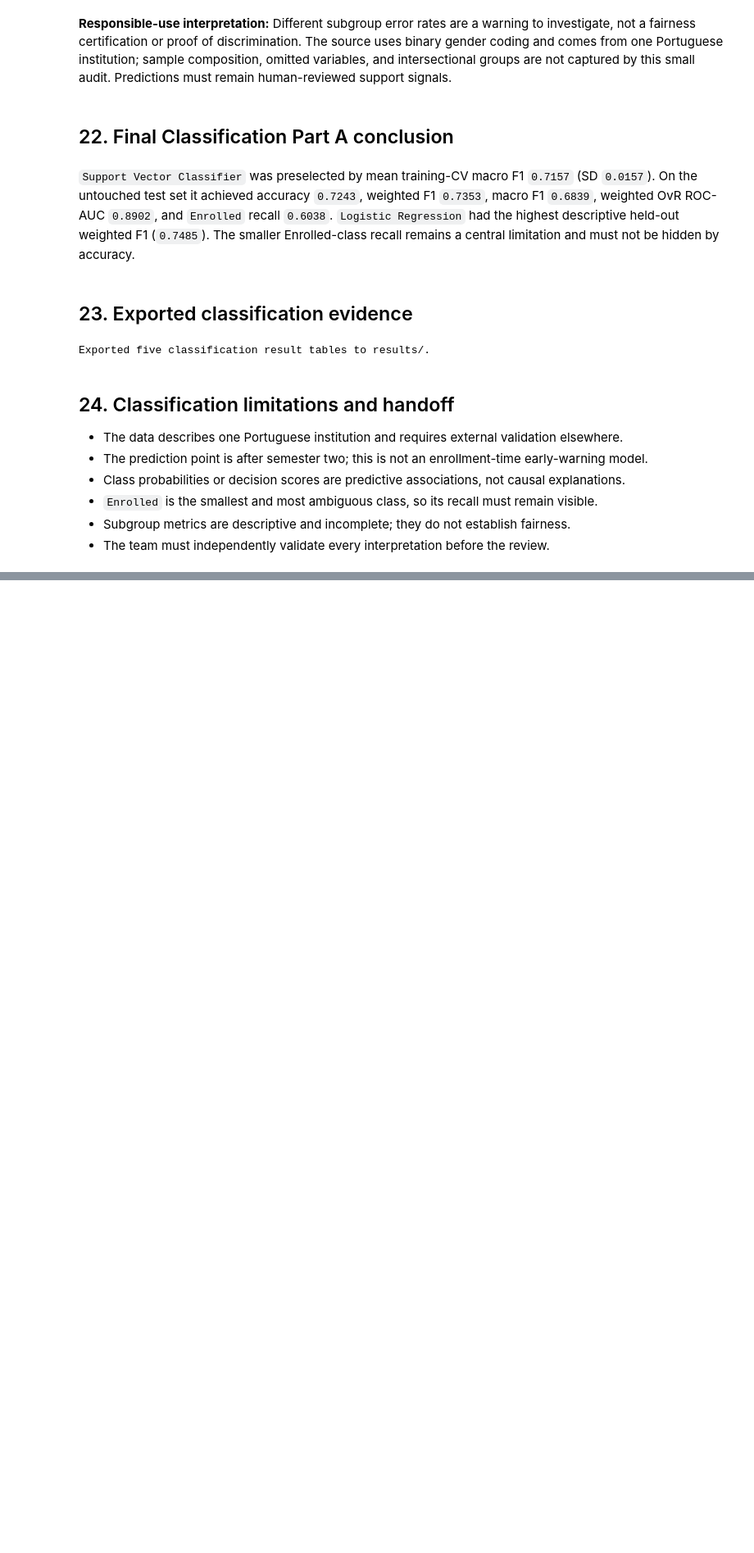
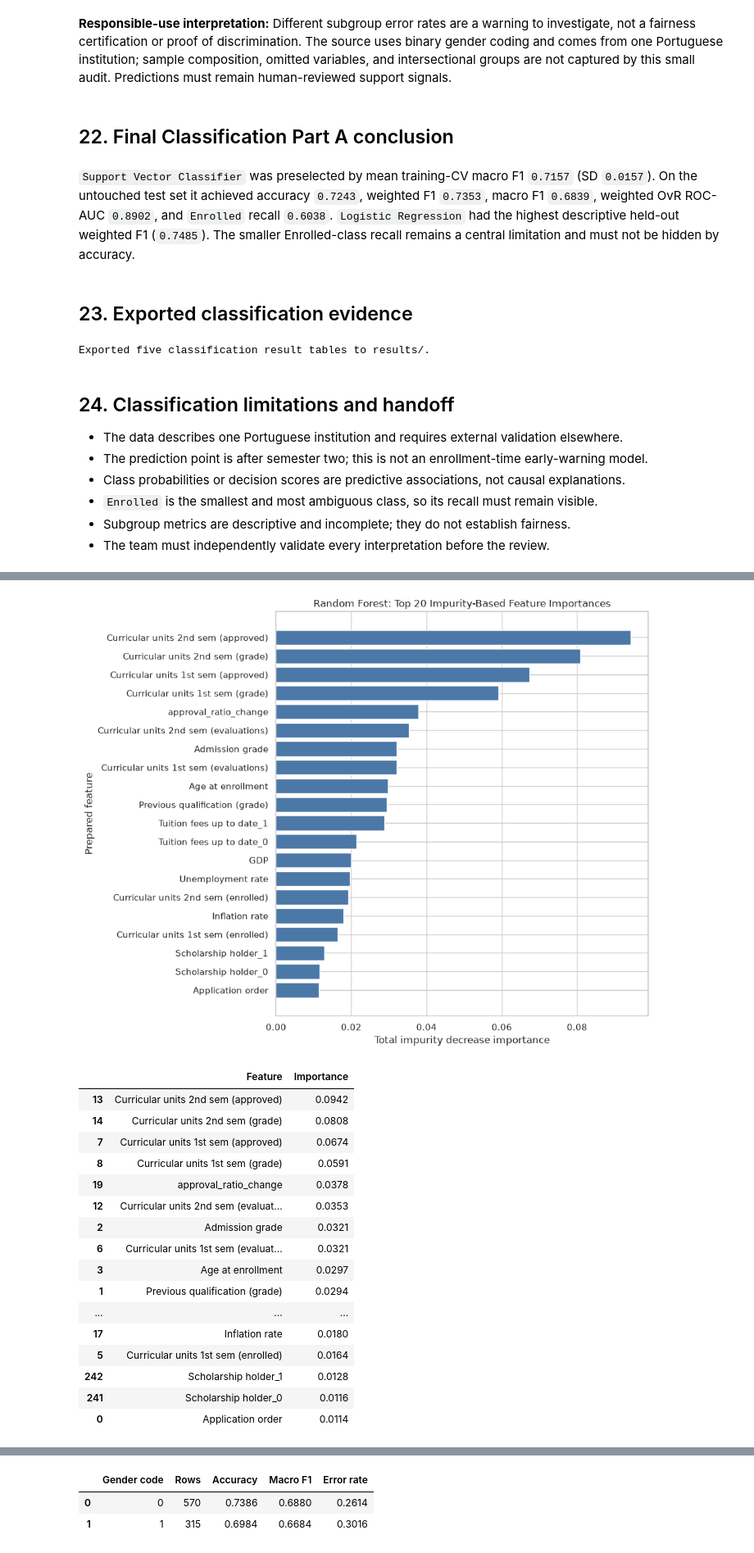
Before and after one commit to Shruhath/23CSE301-ML-Capstone, a Jupyter notebook: notebooks/classification.ipynb, the cells around one changed output, grey strips where cells are left out. Shown at 82% size. Saved outputs shown, nothing was run; the diff lists cells and outputs as text; code cells hidden in the pictures; blank space fills up the shorter version.

```diff
--- a/notebooks/classification.ipynb
+++ b/notebooks/classification.ipynb
@@ -1094,0 +1506,76 @@ Exported five classification result tables to results/.
+# %%
+random_forest_estimator = classification_estimators["Random Forest Classifier"]
+random_forest_features = random_forest_estimator.named_steps["preprocessor"].get_feature_names_out()
+random_forest_model = random_forest_estimator.named_steps["model"]
+random_forest_importance = (
+    pd.DataFrame(
+        {
+            "Feature": random_forest_features,
+            "Importance": random_forest_model.feature_importances_,
+        }
+    )
+    .sort_values("Importance", ascending=False)
+    .head(20)
+    .sort_values("Importance")
+)
+
+plt.figure(figsize=(10, 8))
+plt.barh(
+    random_forest_importance["Feature"],
+    random_forest_importance["Importance"],
+    color="#4C78A8",
+)
+plt.title("Random Forest: Top 20 Impurity-Based Feature Importances")
+plt.xlabel("Total impurity decrease importance")
+plt.ylabel("Prepared feature")
+plt.tight_layout()
+plt.show()
+
+final_predictions = classification_predictions[FINAL_CLASSIFICATION_MODEL_NAME]
+subgroup_frame = pd.DataFrame(
+    {
+        "Gender code": X_test_model["Gender"].to_numpy(),
+        "Actual": y_test.to_numpy(),
+        "Predicted": final_predictions,
+    }
+)
+subgroup_rows = []
+for gender_code, group in subgroup_frame.groupby("Gender code"):
+    subgroup_rows.append(
+        {
+            "Gender code": gender_code,
+            "Rows": len(group),
+            "Accuracy": accuracy_score(group["Actual"], group["Predicted"]),
+            "Macro F1": f1_score(
+                group["Actual"], group["Predicted"], average="macro", zero_division=0
+            ),
+            "Error rate": 1 - accuracy_score(group["Actual"], group["Predicted"]),
+        }
+    )
+classification_subgroup_audit = pd.DataFrame(subgroup_rows)
+display(random_forest_importance.sort_values("Importance", ascending=False))
+display(classification_per_class.style.format({
+    "Precision": "{:.4f}", "Recall": "{:.4f}", "F1": "{:.4f}", "OvR ROC-AUC": "{:.4f}"
+}))
+display(classification_subgroup_audit.style.format({
+    "Accuracy": "{:.4f}", "Macro F1": "{:.4f}", "Error rate": "{:.4f}"
+}))
+# %% [output]
+[figure, added]
+|  | Feature | Importance |
+| 13 | Curricular units 2nd sem (approved) | 0.0942 |
+| 14 | Curricular units 2nd sem (grade) | 0.0808 |
+| 7 | Curricular units 1st sem (approved) | 0.0674 |
+| 8 | Curricular units 1st sem (grade) | 0.0591 |
+| 19 | approval_ratio_change | 0.0378 |
+| 12 | Curricular units 2nd sem (evaluat... | 0.0353 |
+| 2 | Admission grade | 0.0321 |
+| 6 | Curricular units 1st sem (evaluat... | 0.0321 |
+| 3 | Age at enrollment | 0.0297 |
+| 1 | Previous qualification (grade) | 0.0294 |
+| ... | ... | ... |
+| 17 | Inflation rate | 0.0180 |
+| 5 | Curricular units 1st sem (enrolled) | 0.0164 |
+| 242 | Scholarship holder_1 | 0.0128 |
+| 241 | Scholarship holder_0 | 0.0116 |
+| 0 | Application order | 0.0114 |
@@ -1094,0 +1599,3 @@ Exported five classification result tables to results/.
+|  | Gender code | Rows | Accuracy | Macro F1 | Error rate |
+| 0 | 0 | 570 | 0.7386 | 0.6880 | 0.2614 |
+| 1 | 1 | 315 | 0.6984 | 0.6684 | 0.3016 |
```
Also changed, not shown: parts of 21 cells of this notebook, 6 other files.
